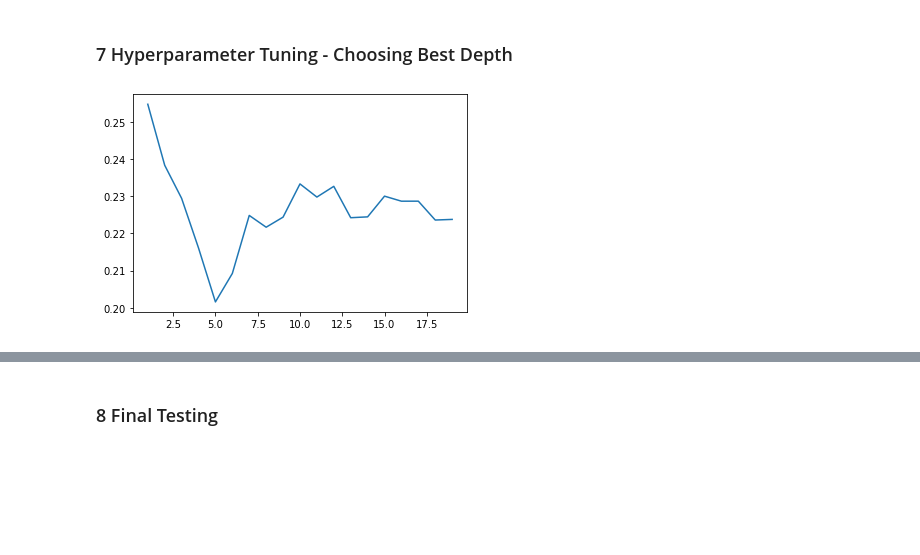
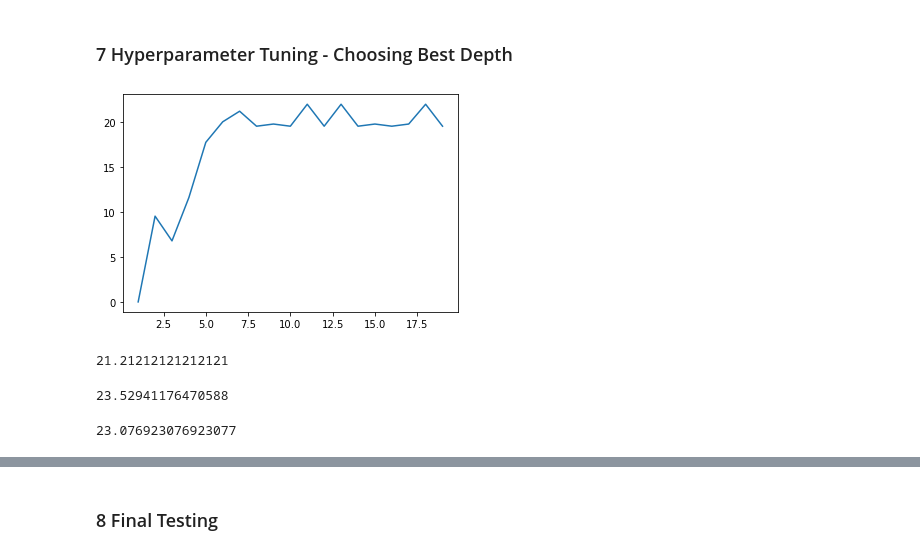
Before and after one commit to Amar-C-A/Attrition-Rate, a Jupyter notebook: Attrition Rate.ipynb, the cells around one changed output, grey strips where cells are left out. Saved outputs shown, nothing was run; the diff lists cells and outputs as text; code cells hidden in the pictures; blank space fills up the shorter version.

```diff
--- a/Attrition Rate.ipynb
+++ b/Attrition Rate.ipynb
@@ -1384,4 +1422,14 @@ from sklearn.tree import DecisionTreeRegressor
+# %%
+depth = np.arange(1,40)
+mean_f1 = []
+
+for k in depth:
+    dtm = DecisionTreeClassifier(max_depth=k, criterion='gini', random_state=3)
+    dtr = cross_validate(estimator=dtm, X = x_train,  y = y_train, cv=5, scoring='f1')
+    mean_f1.append(np.mean(dtr['test_score']))
 # %%
-reg_tree = DecisionTreeRegressor(max_depth=3,min_samples_leaf=5)   # min no of obs in the leaf nodes
+reg_tree = DecisionTreeClassifier(max_depth=4,min_samples_leaf=5)   # min no of obs in the leaf nodes
 reg_tree.fit(x_train,y_train)
+y_pred = reg_tree.predict(x_test)
+y_pred
 # %% [output]
@@ -1445,15 +1507,19 @@ inf
 ### 7 Hyperparameter Tuning - Choosing Best Depth
 # %%
 depth = np.arange(1,20)
-mae=[]
+F1 =[]
+Accuracy = []
 
 for k in depth:
-    reg_tree = DecisionTreeRegressor(max_depth=k,min_samples_leaf=5)
+    reg_tree = DecisionTreeClassifier(max_depth=k,min_samples_leaf=5)
     reg_tree.fit(x_train,y_train)
     y_pred= reg_tree.predict(x_valid)
-    mae.append(np.mean(np.abs(y_valid-y_pred)))  #MAD
+    F1.append(f1_score(y_test, y_pred)*100)
+    Accuracy.append(accuracy_score(y_test, y_pred)*100)
+
+#     mae.append(np.mean(np.abs(y_valid-y_pred)))  #MAD
 # %%
-plt.plot(depth,np.array(mae))
+plt.plot(depth,np.array(F1))
 plt.show()
 # %% [output]
-[figure, old version]
+[figure, new version]
@@ -1459,0 +1528,30 @@ plt.show()
+# %%
+# Fit the Deep Tree model of depth 5 on the training data and test it's performance on test data by
+# calculating the the f1 score
+
+reg_tree = DecisionTreeClassifier(max_depth=5,min_samples_leaf=5)
+reg_tree.fit(x_train,y_train)
+y_pred= reg_tree.predict(x_valid)
+precision_score(y_test, y_pred)*100  #f1 score
+# %% [output]
+21.21212121212121
+# %%
+# Fit the Deep Tree model of depth 6 on the training data and test it's performance on test data by
+# calculating the the f1 score
+
+reg_tree = DecisionTreeClassifier(max_depth=6,min_samples_leaf=5)
+reg_tree.fit(x_train,y_train)
+y_pred= reg_tree.predict(x_valid)
+precision_score(y_test, y_pred)*100  #f1 score
+# %% [output]
+23.52941176470588
+# %%
+# Fit the Deep Tree model of depth 7 on the training data and test it's performance on test data by
+# calculating the the f1 score
+
+reg_tree = DecisionTreeClassifier(max_depth=7,min_samples_leaf=5)
+reg_tree.fit(x_train,y_train)
+y_pred= reg_tree.predict(x_valid)
+precision_score(y_test, y_pred)*100  #f1 score
+# %% [output]
+23.076923076923077
```
Also changed, not shown: parts of 32 cells of this notebook.
